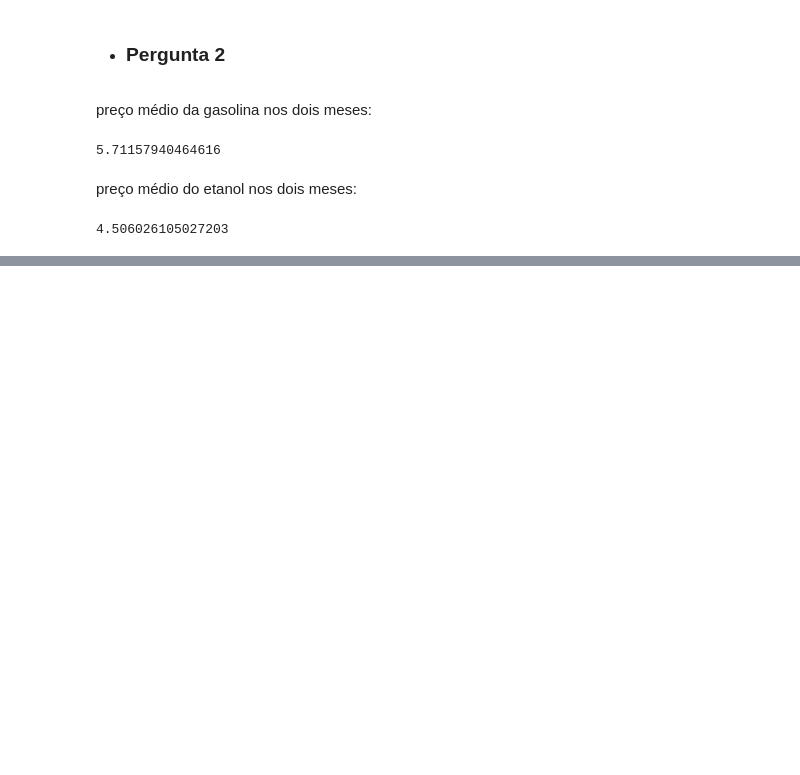
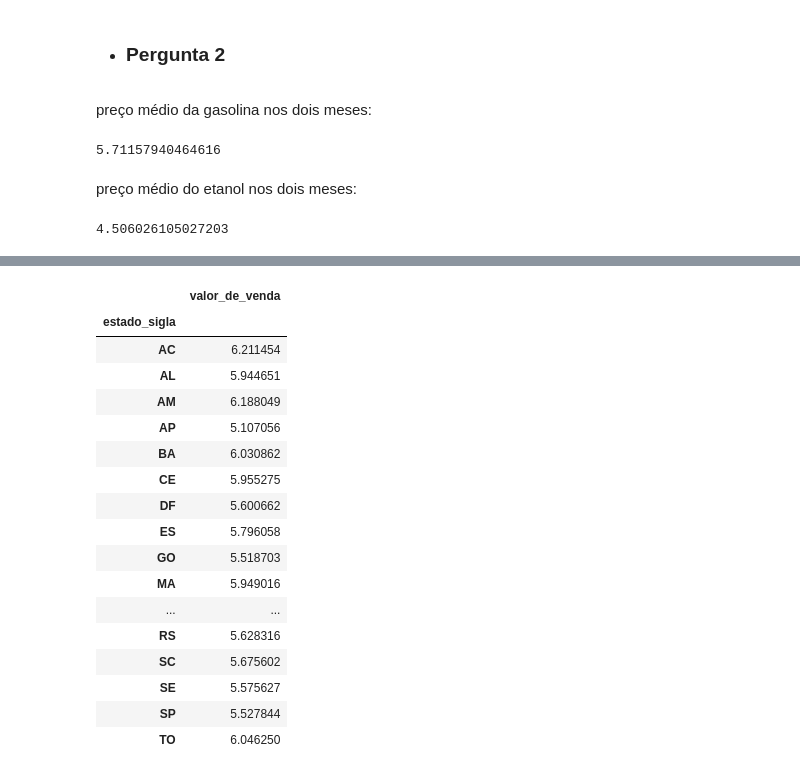
Before and after one commit to lucasCanella/Projeto-modulo-4, a Jupyter notebook: limpeza_adequacao_dados.ipynb, the cells around one changed output, grey strips where cells are left out. Cells and saved outputs as stored; diff of their text form; code cells hidden in the pictures; blank space fills up the shorter version.

```diff
--- a/limpeza_adequacao_dados.ipynb
+++ b/limpeza_adequacao_dados.ipynb
@@ -312,0 +368,22 @@ dados_novo_arquivo.loc[dados_novo_arquivo['produto'] == 'ETANOL']['valor_de_vend
+# %%
+# 5.  Preço médio da Gasolina por estado
+gas_df.groupby(['estado_sigla']).mean()
+# %% [output]
+|  | valor_de_venda |
+| estado_sigla |  |
+| AC | 6.211454 |
+| AL | 5.944651 |
+| AM | 6.188049 |
+| AP | 5.107056 |
+| BA | 6.030862 |
+| CE | 5.955275 |
+| DF | 5.600662 |
+| ES | 5.796058 |
+| GO | 5.518703 |
+| MA | 5.949016 |
+| ... | ... |
+| RS | 5.628316 |
+| SC | 5.675602 |
+| SE | 5.575627 |
+| SP | 5.527844 |
+| TO | 6.046250 |
```
Also changed, not shown: parts of 7 cells of this notebook.
